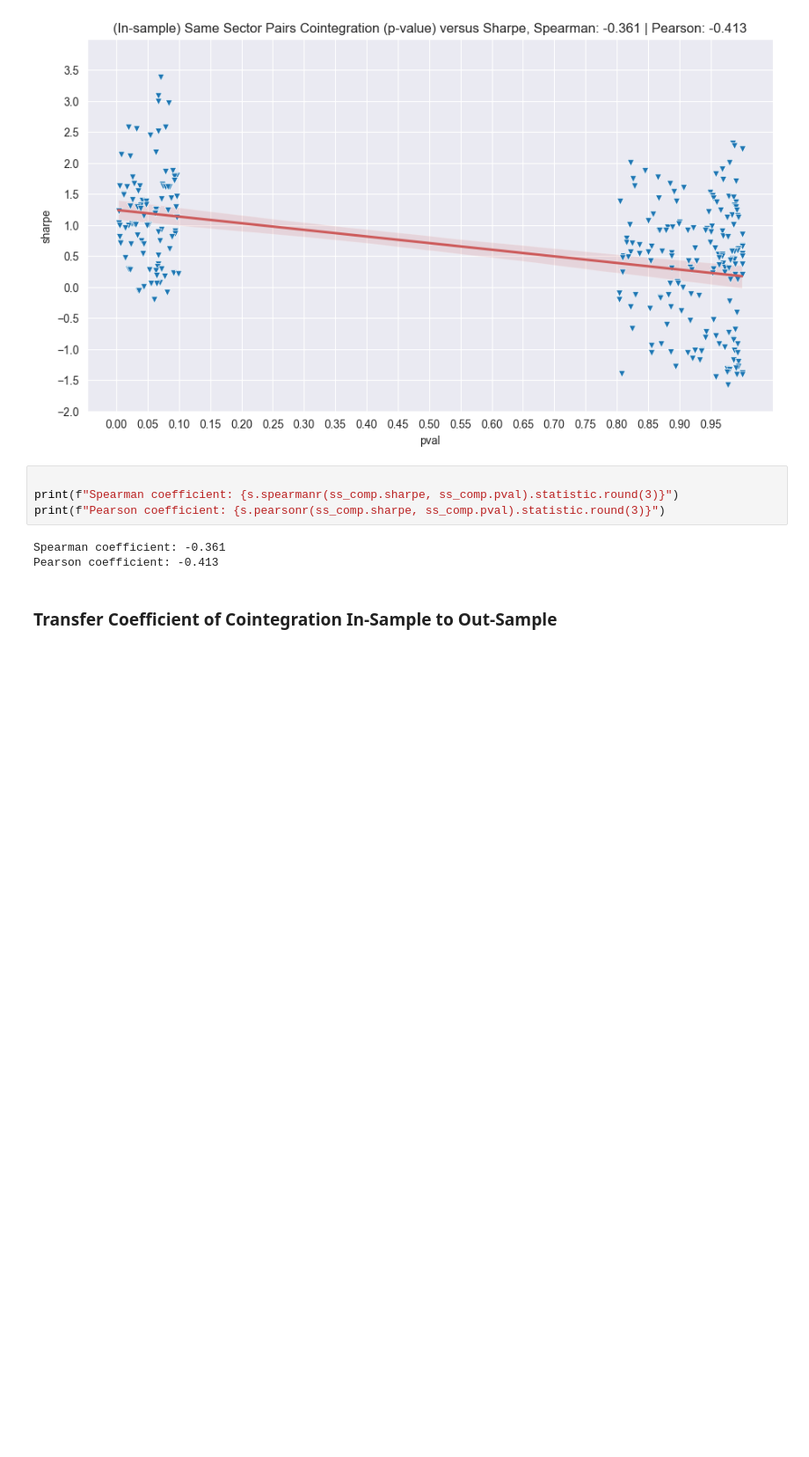
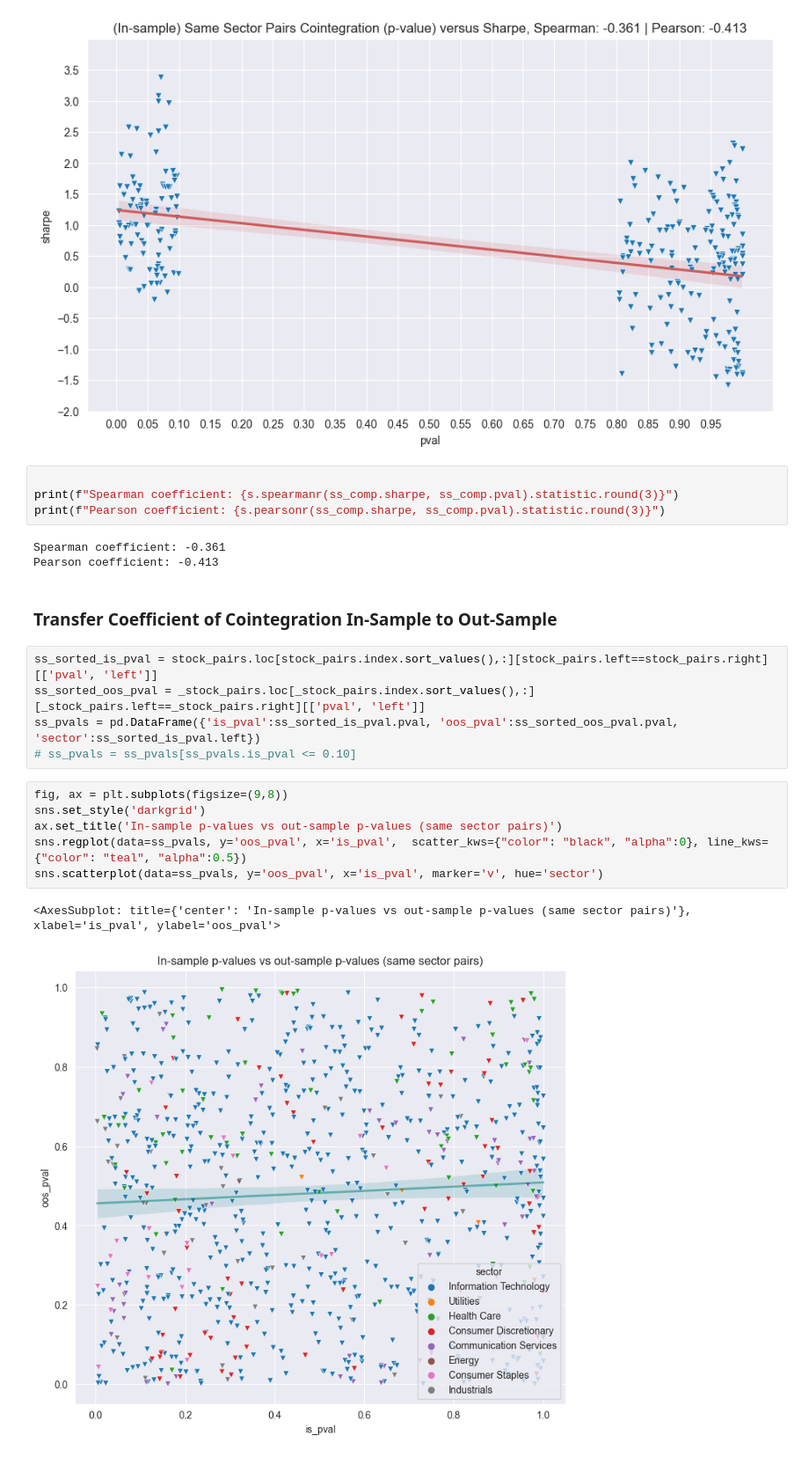
Before and after one commit to ryanczm/qr, a Jupyter notebook: pairs_trading_nasdaq.ipynb, the cells around one changed output. Shown at 88% size. Drawn from its saved outputs; the diff is of its cells as text; blank space fills up the shorter version.

```diff
--- a/pairs_trading_nasdaq.ipynb
+++ b/pairs_trading_nasdaq.ipynb
@@ -543,3 +557,17 @@ Spearman coefficient: -0.361
 Pearson coefficient: -0.413
 # %% [markdown]
 ### Transfer Coefficient of Cointegration In-Sample to Out-Sample
+# %%
+ss_sorted_is_pval = stock_pairs.loc[stock_pairs.index.sort_values(),:][stock_pairs.left==stock_pairs.right][['pval', 'left']]
+ss_sorted_oos_pval = _stock_pairs.loc[_stock_pairs.index.sort_values(),:][_stock_pairs.left==_stock_pairs.right][['pval', 'left']]
+ss_pvals = pd.DataFrame({'is_pval':ss_sorted_is_pval.pval, 'oos_pval':ss_sorted_oos_pval.pval, 'sector':ss_sorted_is_pval.left})
+# ss_pvals = ss_pvals[ss_pvals.is_pval <= 0.10]
+# %%
+fig, ax = plt.subplots(figsize=(9,8))
+sns.set_style('darkgrid')
+ax.set_title('In-sample p-values vs out-sample p-values (same sector pairs)')
+sns.regplot(data=ss_pvals, y='oos_pval', x='is_pval',  scatter_kws={"color": "black", "alpha":0}, line_kws={"color": "teal", "alpha":0.5})
+sns.scatterplot(data=ss_pvals, y='oos_pval', x='is_pval', marker='v', hue='sector')
+# %% [output]
+<AxesSubplot: title={'center': 'In-sample p-values vs out-sample p-values (same sector pairs)'}, xlabel='is_pval', ylabel='oos_pval'>
+[figure, added]
```
Also changed, not shown: parts of 5 cells of this notebook.
